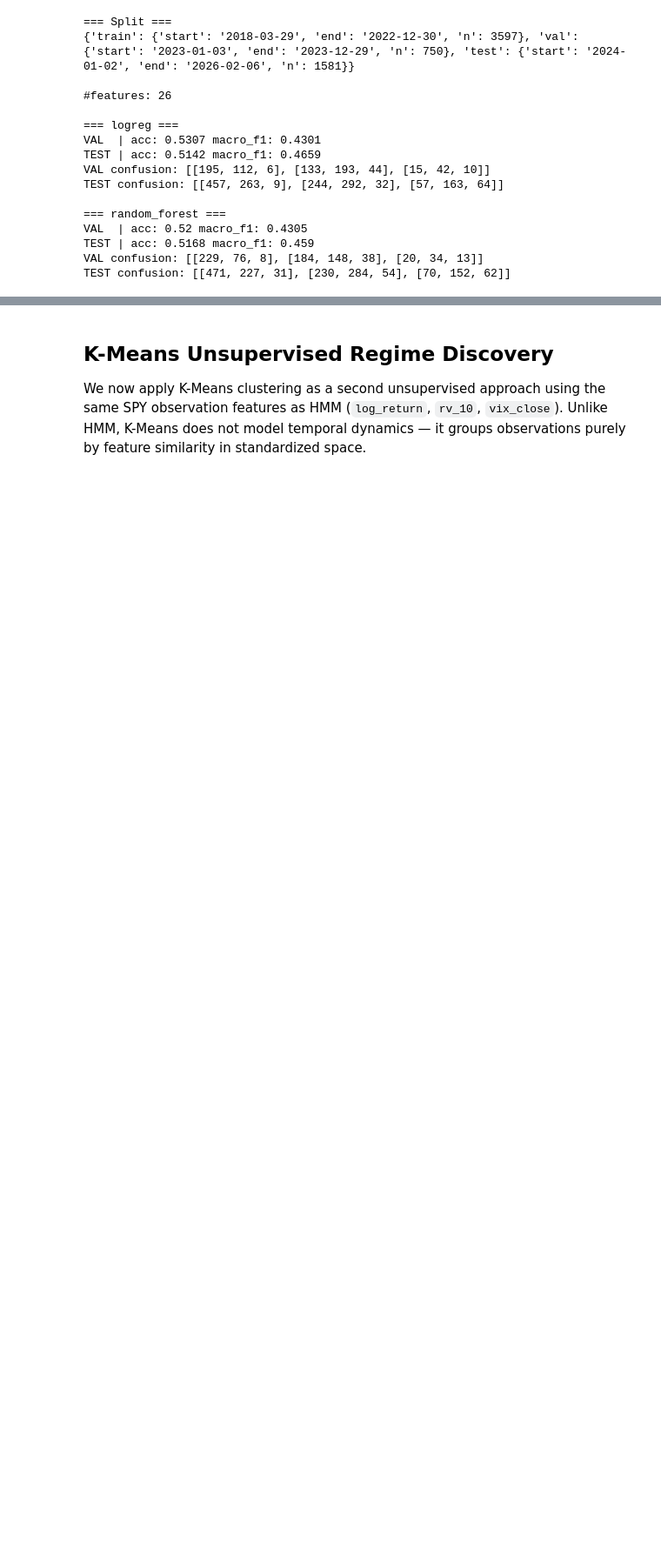
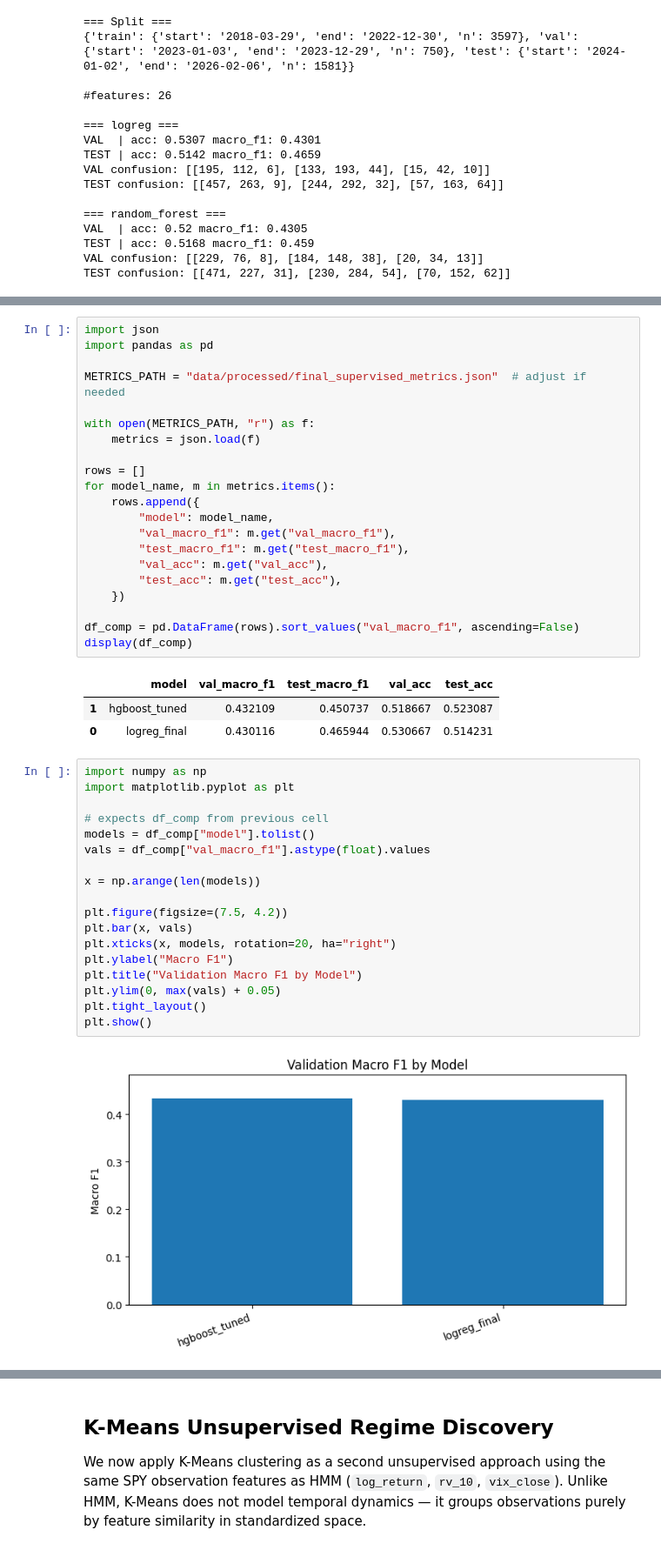
Before and after one commit to Tanzim-Chowdhury/SIADS696-volatility-regime-modeling, a Jupyter notebook: notebooks/01_pipeline.ipynb, the cells around one changed output, grey strips where cells are left out. Shown at 87% size. Cells and saved outputs as stored; diff of their text form; blank space fills up the shorter version.

```diff
--- a/notebooks/01_pipeline.ipynb
+++ b/notebooks/01_pipeline.ipynb
@@ -643,0 +983,45 @@ plt.show()
+# %%
+import json
+import pandas as pd
+
+METRICS_PATH = "data/processed/final_supervised_metrics.json"  # adjust if needed
+
+with open(METRICS_PATH, "r") as f:
+    metrics = json.load(f)
+
+rows = []
+for model_name, m in metrics.items():
+    rows.append({
+        "model": model_name,
+        "val_macro_f1": m.get("val_macro_f1"),
+        "test_macro_f1": m.get("test_macro_f1"),
+        "val_acc": m.get("val_acc"),
+        "test_acc": m.get("test_acc"),
+    })
+
+df_comp = pd.DataFrame(rows).sort_values("val_macro_f1", ascending=False)
+display(df_comp)
+# %% [output]
+|  | model | val_macro_f1 | test_macro_f1 | val_acc | test_acc |
+| 1 | hgboost_tuned | 0.432109 | 0.450737 | 0.518667 | 0.523087 |
+| 0 | logreg_final | 0.430116 | 0.465944 | 0.530667 | 0.514231 |
+# %%
+import numpy as np
+import matplotlib.pyplot as plt
+
+# expects df_comp from previous cell
+models = df_comp["model"].tolist()
+vals = df_comp["val_macro_f1"].astype(float).values
+
+x = np.arange(len(models))
+
+plt.figure(figsize=(7.5, 4.2))
+plt.bar(x, vals)
+plt.xticks(x, models, rotation=20, ha="right")
+plt.ylabel("Macro F1")
+plt.title("Validation Macro F1 by Model")
+plt.ylim(0, max(vals) + 0.05)
+plt.tight_layout()
+plt.show()
+# %% [output]
+[figure, added]
```
Also changed, not shown: parts of 100 cells of this notebook.
